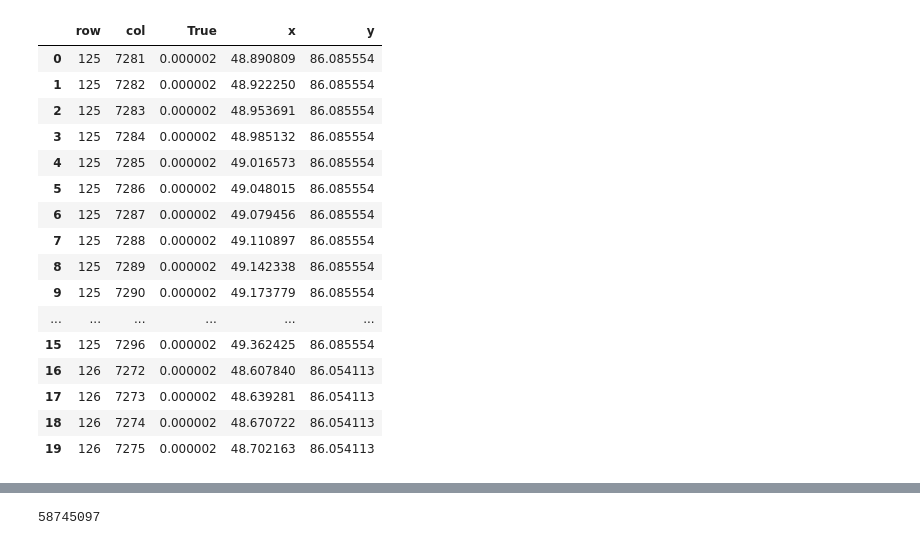
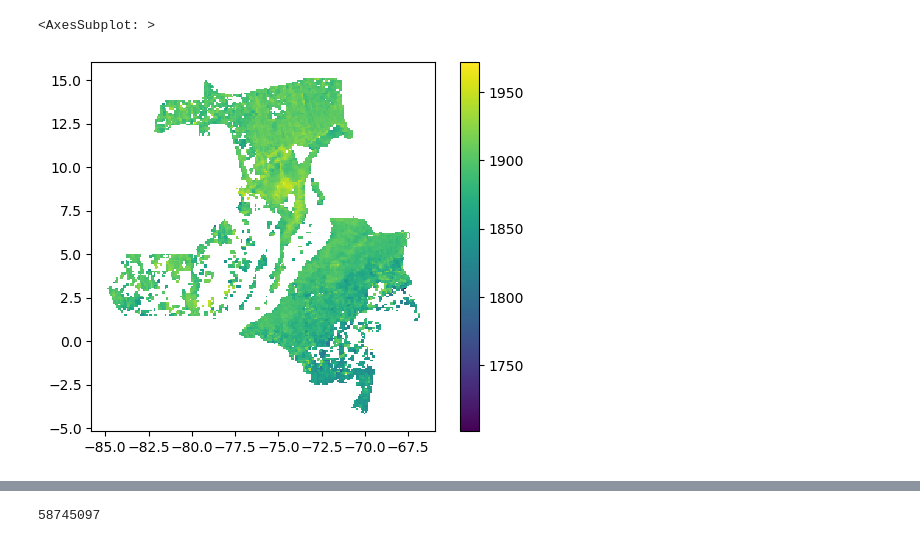
Before and after one commit to HIDES-Co/GEE_python, a Jupyter notebook: GEE_Colombia/Convert_data.ipynb, the cells around one changed output, grey strips where cells are left out. Cells and saved outputs as stored; diff of their text form; code cells hidden in the pictures.

```diff
--- a/GEE_Colombia/Convert_data.ipynb
+++ b/GEE_Colombia/Convert_data.ipynb
@@ -3,23 +4,8 @@ import georasters as gr
 # %%
-NO2=gr.from_file('img_no2_092022_122022.tif')
-NO2df=NO2.to_pandas()
+NO2=gr.from_file('methane.tif')
+NO2df=NO2.to_geopandas()
 # %%
-NO2df.head(20)
+NO2df[NO2df['value']!=0].plot(column='value',legend=True)
 # %% [output]
-|  | row | col | True | x | y |
-| 0 | 125 | 7281 | 0.000002 | 48.890809 | 86.085554 |
-| 1 | 125 | 7282 | 0.000002 | 48.922250 | 86.085554 |
-| 2 | 125 | 7283 | 0.000002 | 48.953691 | 86.085554 |
-| 3 | 125 | 7284 | 0.000002 | 48.985132 | 86.085554 |
-| 4 | 125 | 7285 | 0.000002 | 49.016573 | 86.085554 |
-| 5 | 125 | 7286 | 0.000002 | 49.048015 | 86.085554 |
-| 6 | 125 | 7287 | 0.000002 | 49.079456 | 86.085554 |
-| 7 | 125 | 7288 | 0.000002 | 49.110897 | 86.085554 |
-| 8 | 125 | 7289 | 0.000002 | 49.142338 | 86.085554 |
-| 9 | 125 | 7290 | 0.000002 | 49.173779 | 86.085554 |
-| ... | ... | ... | ... | ... | ... |
-| 15 | 125 | 7296 | 0.000002 | 49.362425 | 86.085554 |
-| 16 | 126 | 7272 | 0.000002 | 48.607840 | 86.054113 |
-| 17 | 126 | 7273 | 0.000002 | 48.639281 | 86.054113 |
-| 18 | 126 | 7274 | 0.000002 | 48.670722 | 86.054113 |
-| 19 | 126 | 7275 | 0.000002 | 48.702163 | 86.054113 |
+<AxesSubplot: >
+[figure, added]
```
Also changed, not shown: parts of 8 cells of this notebook, 3 other files.
